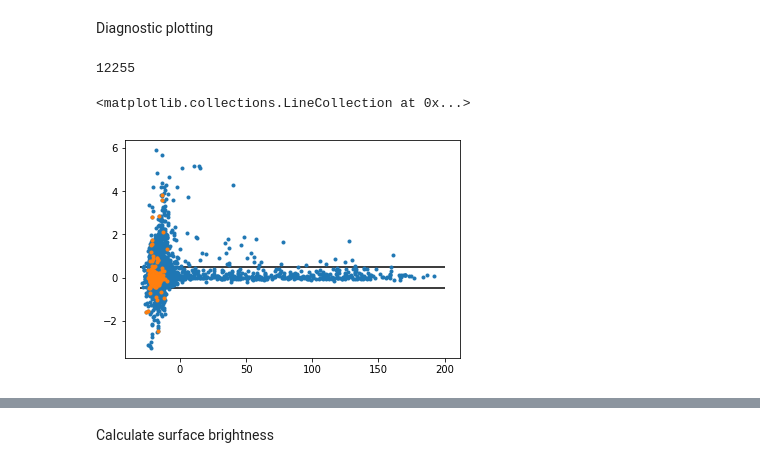
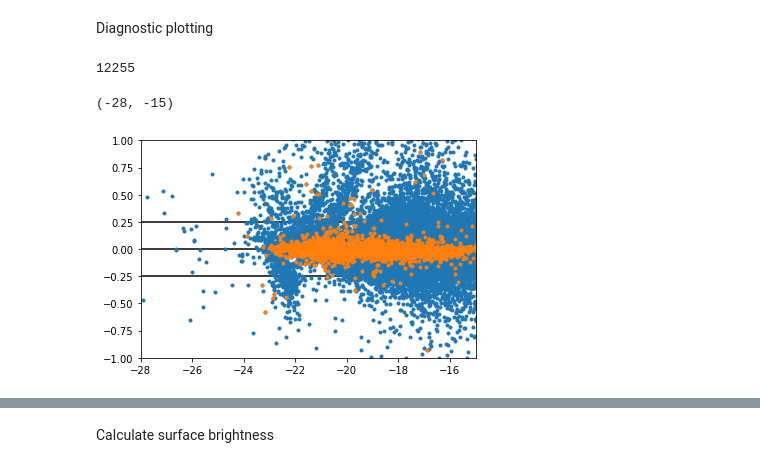
Before and after one commit to lrhunt/LCBG_LUMINOSITY_FUNCTION, a Jupyter notebook: CODE/Original_Luminosity_Function/Make_Lambdar_Cat.ipynb, the cells around one changed output, grey strips where cells are left out. Drawn from its saved outputs; the diff is of its cells as text; code cells hidden in the pictures.

```diff
--- a/CODE/Original_Luminosity_Function/Make_Lambdar_Cat.ipynb
+++ b/CODE/Original_Luminosity_Function/Make_Lambdar_Cat.ipynb
@@ -250,4 +325,0 @@ COSMOS_FLUXES.loc[(COSMOS_FLUXES.Z_BEST>0.35)&(COSMOS_FLUXES.Z_BEST<0.55),'Abs_B
-# %%
-COSMOS_FLUXES.loc[(COSMOS_FLUXES.Z_BEST>0.55)&(COSMOS_FLUXES.Z_BEST<0.75),'Abs_B_Mag']=COSMOS_FLUXES.loc[(COSMOS_FLUXES.Z_BEST>0.55)&(COSMOS_FLUXES.Z_BEST<0.75),'mag_subaru_i']-0.004512-cosmo.distmod(COSMOS_FLUXES.loc[(COSMOS_FLUXES.Z_BEST>0.55)&(COSMOS_FLUXES.Z_BEST<0.75),'Z_BEST']).value-COSMOS_FLUXES.loc[(COSMOS_FLUXES.Z_BEST>0.55)&(COSMOS_FLUXES.Z_BEST<0.75),'subaru_i_kcorr_B']+0.09
-# %%
-COSMOS_FLUXES.loc[COSMOS_FLUXES.Z_BEST>0.75,'Abs_B_Mag']=COSMOS_FLUXES.loc[COSMOS_FLUXES.Z_BEST>0.75,'mag_subaru_z']-0.00177-cosmo.distmod(COSMOS_FLUXES.loc[COSMOS_FLUXES.Z_BEST>0.75,'Z_BEST']).value-COSMOS_FLUXES.loc[COSMOS_FLUXES.Z_BEST>0.75,'subaru_z_kcorr_B']+0.09
@@ -253,0 +602,5 @@ COSMOS_FLUXES.loc[COSMOS_FLUXES.Z_BEST>0.75,'Abs_B_Mag']=COSMOS_FLUXES.loc[COSMO
+# %%
+COSMOS_FLUXES['R_HALF_ARCSEC_F814W']=COSMOS_FLUXES.loc[:,'R_HALF_PIXELS']*0.03
+COSMOS_FLUXES['R_HALF_ARCSEC_B']=COSMOS_FLUXES.loc[:,'R_HALF_PIXELS']*0.03*(814/(445*(1+COSMOS_FLUXES.Z_BEST.values)))**0.108
+COSMOS_FLUXES['is_LCBG']=0
+COSMOS_FLUXES.loc[(COSMOS_FLUXES.BJ0_vega_absmag.values<-18.5)&(COSMOS_FLUXES.BJ0_vega_surface_brightness.values<21)&(COSMOS_FLUXES['rest_frame_B-V'].values<0.6),'is_LCBG']=1
@@ -254,16 +613,27 @@ COSMOS_FLUXES.loc[COSMOS_FLUXES.Z_BEST>0.75,'Abs_B_Mag']=COSMOS_FLUXES.loc[COSMO
 # %% [markdown]
 Calculate absolute magnitude from the "Synthetic" apparent magnitude
-# %%
-COSMOS_FLUXES['Abs_B_Mag_synthetic']=COSMOS_FLUXES['B0_synthetic_mag']-cosmo.distmod(COSMOS_FLUXES.Z_BEST.values).value
 # %% [markdown]
 Diagnostic plotting
 # %%
-plt.plot(COSMOS_FLUXES.loc[COSMOS_FLUXES.Z_BEST<1.0,'Abs_B_Mag'],COSMOS_FLUXES.loc[COSMOS_FLUXES.Z_BEST<1.0,'Abs_B_Mag']-COSMOS_FLUXES.loc[COSMOS_FLUXES.Z_BEST<1.0,'Abs_B_Mag_synthetic'],'.')
-plt.plot(COSMOS_FLUXES.loc[(COSMOS_FLUXES.Z_BEST<1.0)&(COSMOS_FLUXES.Z_USE<2)&(COSMOS_FLUXES.SG_MASTER==0),'Abs_B_Mag'],COSMOS_FLUXES.loc[(COSMOS_FLUXES.Z_BEST<1.0)&(COSMOS_FLUXES.Z_USE<2)&(COSMOS_FLUXES.SG_MASTER==0),'Abs_B_Mag']-COSMOS_FLUXES.loc[(COSMOS_FLUXES.Z_BEST<1.0)&(COSMOS_FLUXES.Z_USE<2)&(COSMOS_FLUXES.SG_MASTER==0),'Abs_B_Mag_synthetic'],'.')
-print(len(COSMOS_FLUXES.loc[(COSMOS_FLUXES.Z_BEST>0.01)&(COSMOS_FLUXES.Z_BEST<1.0)&(COSMOS_FLUXES.Z_USE<2)&(COSMOS_FLUXES.SG_MASTER==0),'Abs_B_Mag']))
-plt.hlines(0.5,-30,200)
-plt.hlines(-0.5,-30,200)
+plt.plot(COSMOS_FLUXES.loc[COSMOS_FLUXES.Z_BEST<1.0,'BJ0_vega_absmag'],
+         COSMOS_FLUXES.loc[COSMOS_FLUXES.Z_BEST<1.0,'BJ0_vega_absmag']-COSMOS_FLUXES.loc[COSMOS_FLUXES.Z_BEST<1.0,'BJ0_synthetic_vega_absmag'],'.')
+plt.plot(COSMOS_FLUXES.loc[(COSMOS_FLUXES.Z_BEST<1.0)&(COSMOS_FLUXES.Z_USE<2)&
+                           (COSMOS_FLUXES.SG_MASTER==0),
+                           'BJ0_vega_absmag'],
+         COSMOS_FLUXES.loc[(COSMOS_FLUXES.Z_BEST<1.0)&
+                           (COSMOS_FLUXES.Z_USE<2)&
+                           (COSMOS_FLUXES.SG_MASTER==0),
+                           'BJ0_vega_absmag']-COSMOS_FLUXES.loc[(COSMOS_FLUXES.Z_BEST<1.0)&
+                                                          (COSMOS_FLUXES.Z_USE<2)&
+                                                          (COSMOS_FLUXES.SG_MASTER==0),
+                                                          'BJ0_synthetic_vega_absmag'],'.')
+print(len(COSMOS_FLUXES.loc[(COSMOS_FLUXES.Z_BEST>0.01)&(COSMOS_FLUXES.Z_BEST<1.0)&(COSMOS_FLUXES.Z_USE<2)&(COSMOS_FLUXES.SG_MASTER==0),'BJ0_vega_absmag']))
+plt.hlines(0.25,-30,200)
+plt.hlines(-0.25,-30,200)
+plt.hlines(0,-30,200)
+plt.ylim(-1,1)
+plt.xlim(-28,-15)
 # %% [output]
 12255
-<matplotlib.collections.LineCollection at 0x...>
+(-28, -15)
-[figure, old version]
+[figure, new version]
```
Also changed, not shown: parts of 53 cells of this notebook, 56 other files.
